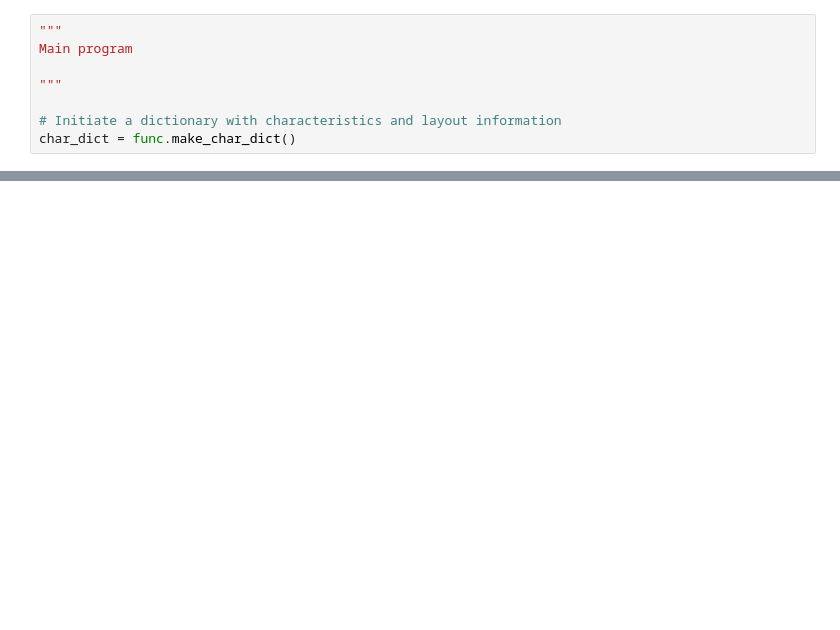
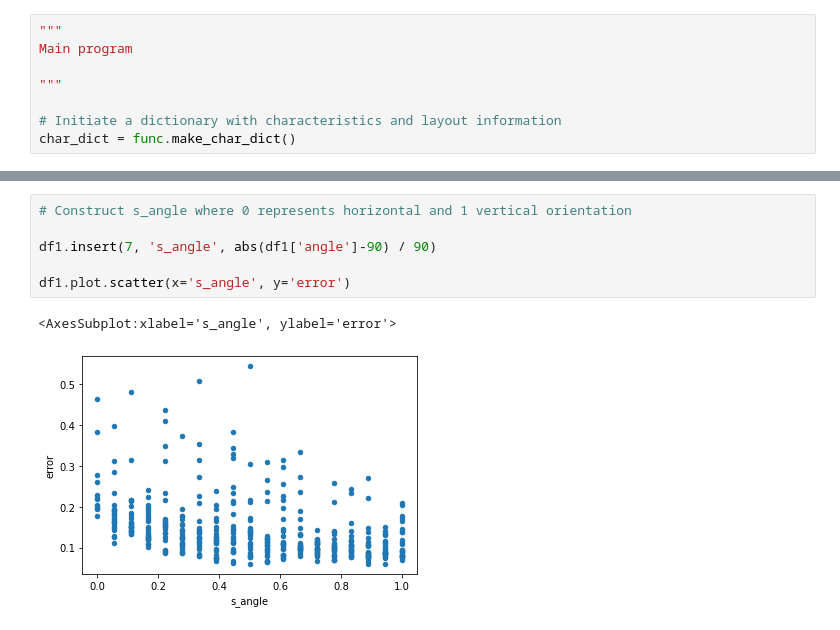
Before and after one commit to TheThorb/Leirmo_Exp1_Publication1, a Jupyter notebook: Mirror and scale angles.ipynb, the cells around one changed output, grey strips where cells are left out. Cells and saved outputs as stored; diff of their text form; blank space fills up the shorter version.

```diff
--- a/Mirror and scale angles.ipynb
+++ b/Mirror and scale angles.ipynb
@@ -66,0 +57,9 @@ dfs.describe()
+# %%
+# Construct s_angle where 0 represents horizontal and 1 vertical orientation
+
+df1.insert(7, 's_angle', abs(df1['angle']-90) / 90)
+
+df1.plot.scatter(x='s_angle', y='error')
+# %% [output]
+<AxesSubplot:xlabel='s_angle', ylabel='error'>
+[figure, added]
```
Also changed, not shown: parts of 13 cells of this notebook.
